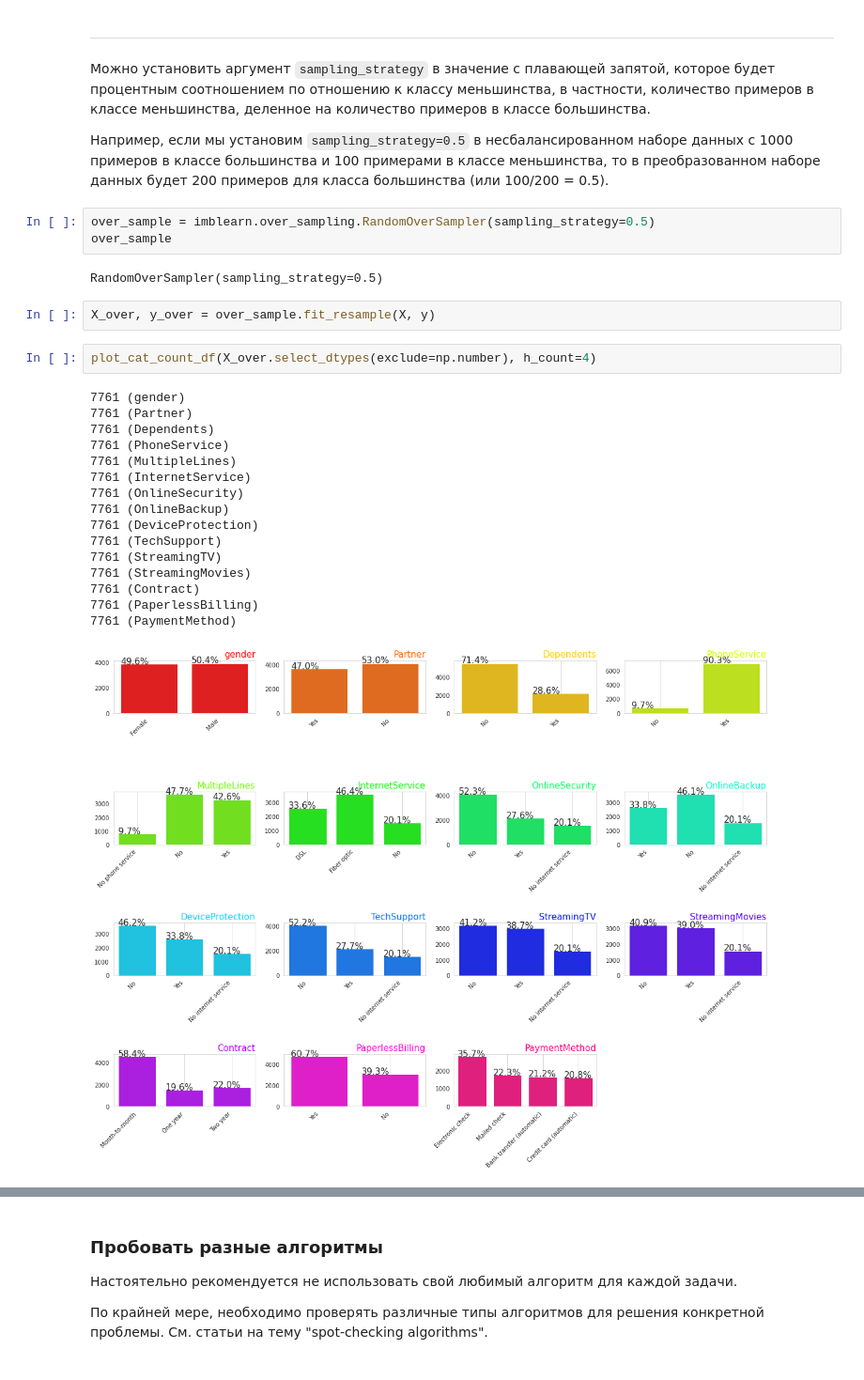
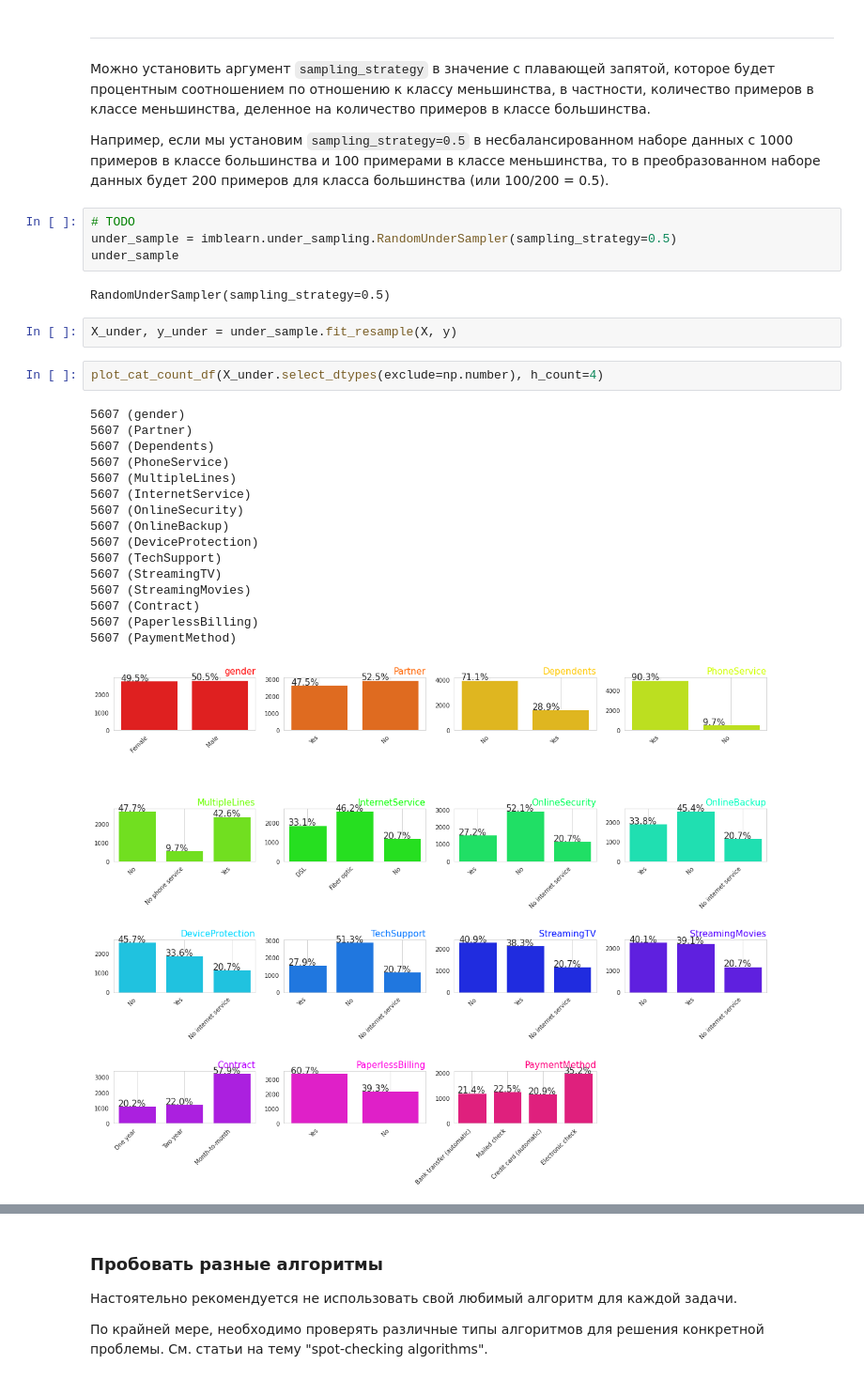
Before and after one commit to ryndovaira-org/data_science_lectures, a Jupyter notebook: 04_data_preparation/lectures/02_imbalanced_data.ipynb, the cells around one changed output, grey strips where cells are left out. Shown at 94% size. Saved outputs shown, nothing was run; the diff lists cells and outputs as text.

```diff
--- a/04_data_preparation/lectures/02_imbalanced_data.ipynb
+++ b/04_data_preparation/lectures/02_imbalanced_data.ipynb
@@ -651,30 +651,31 @@ plot_cat_count_s(y_under)
 Можно установить аргумент `sampling_strategy` в значение с плавающей запятой, которое будет процентным соотношением по отношению к классу меньшинства, в частности, количество примеров в классе меньшинства, деленное на количество примеров в классе большинства.
 
 Например, если мы установим `sampling_strategy=0.5` в несбалансированном наборе данных с 1000 примеров в классе большинства и 100 примерами в классе меньшинства, то в преобразованном наборе данных будет 200 примеров для класса большинства (или 100/200 = 0.5).
-# %%
-over_sample = imblearn.over_sampling.RandomOverSampler(sampling_strategy=0.5)
-over_sample
-# %% [output]
-RandomOverSampler(sampling_strategy=0.5)
+# %%
+# TODO
+under_sample = imblearn.under_sampling.RandomUnderSampler(sampling_strategy=0.5)
+under_sample
+# %% [output]
+RandomUnderSampler(sampling_strategy=0.5)
 # %%
-X_over, y_over = over_sample.fit_resample(X, y)
+X_under, y_under = under_sample.fit_resample(X, y)
 # %%
-plot_cat_count_df(X_over.select_dtypes(exclude=np.number), h_count=4)
+plot_cat_count_df(X_under.select_dtypes(exclude=np.number), h_count=4)
 # %% [output]
-7761 (gender)
-7761 (Partner)
-7761 (Dependents)
-7761 (PhoneService)
-7761 (MultipleLines)
-7761 (InternetService)
-7761 (OnlineSecurity)
-7761 (OnlineBackup)
-7761 (DeviceProtection)
-7761 (TechSupport)
-7761 (StreamingTV)
-7761 (StreamingMovies)
-7761 (Contract)
-7761 (PaperlessBilling)
-7761 (PaymentMethod)
+5607 (gender)
+5607 (Partner)
+5607 (Dependents)
+5607 (PhoneService)
+5607 (MultipleLines)
+5607 (InternetService)
+5607 (OnlineSecurity)
+5607 (OnlineBackup)
+5607 (DeviceProtection)
+5607 (TechSupport)
+5607 (StreamingTV)
+5607 (StreamingMovies)
+5607 (Contract)
+5607 (PaperlessBilling)
+5607 (PaymentMethod)
-[figure, old version]
+[figure, new version]
 # %%
```
Also changed, not shown: parts of 6 cells of this notebook, 1 other file.
